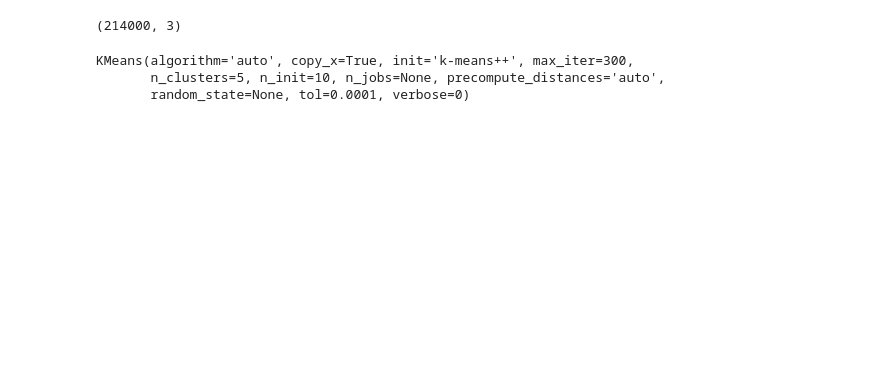
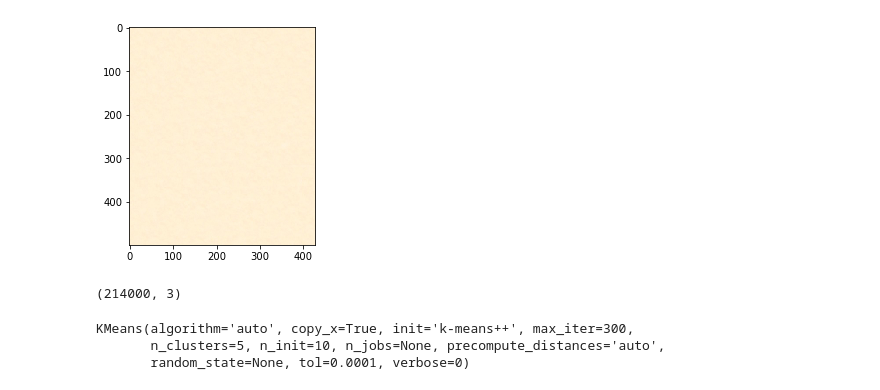
Before and after one commit to slmteruto/CAI, a Jupyter notebook: yhs/color_convert_test.ipynb, the cells around one changed output. Drawn from its saved outputs; the diff is of its cells as text; code cells hidden in the pictures; blank space fills up the shorter version.

```diff
--- a/yhs/color_convert_test.ipynb
+++ b/yhs/color_convert_test.ipynb
@@ -13,10 +15,14 @@ img = cv.imread("img/4.jpg")
 # %%
 # 위에서 이미지 불러와서 img에 저장하면
 # img는 3차원형태의 ndarray가 된다.
 
 # return값은 height, width, channel이다.
 # 이때 channel이 RGB3채널을 의미해서 3이라는 결과가 나온다.. (RGB가 아닌 BGR 순서이다.)
 
 # 그래서 BGR  -> RGB로 바꿔준다.  헷갈리기 때문에
 img = cv.cvtColor(img, cv.COLOR_BGR2RGB)
+plt.imshow(img)
+plt.show()
+# %% [output]
+[figure, added]
 # %%
```
Also changed, not shown: parts of 14 cells of this notebook.
